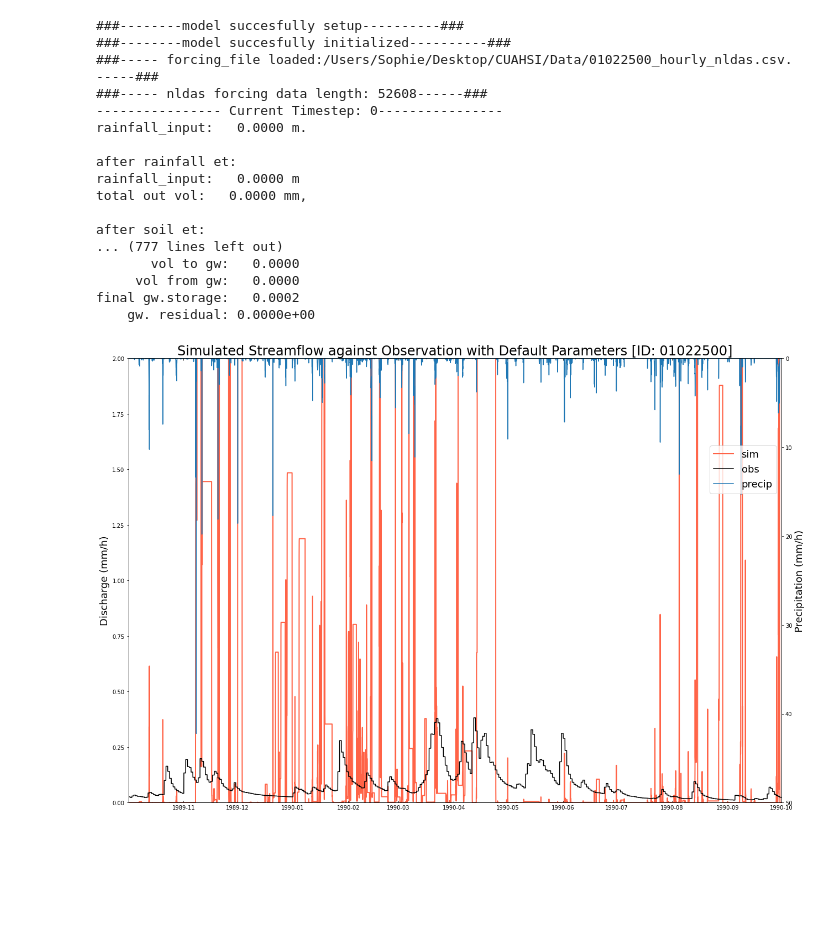
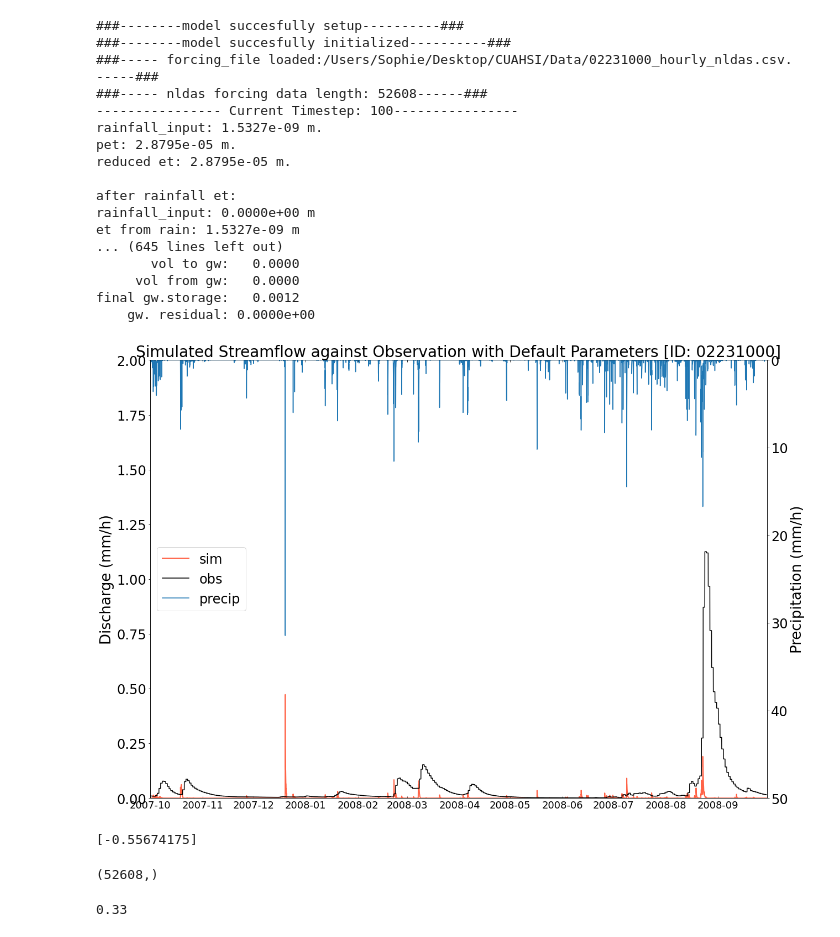
Before and after one commit to bolotinl/nextgen-form-eval, a Jupyter notebook: Calibration/run_cfe_default.ipynb, the cells around one changed output. Cells and saved outputs as stored; diff of their text form; code cells hidden in the pictures; blank space fills up the shorter version.

```diff
--- a/Calibration/run_cfe_default.ipynb
+++ b/Calibration/run_cfe_default.ipynb
@@ -33,9 +33,9 @@ with open(basin_file, "r") as f:
 # Loop through each basin
 for i in range(basin_list.shape[0]):
 # for i in range(20):
-    if i == 1 : break             # run for the first basin in the list
+    # if i == 1 : break             # run for the first basin in the list
 
-    # if i != 130: continue           # run for a specific basin in the list
+    if i != 130: continue           # run for a specific basin in the list
 
     clear_output()
 
@@ -50,7 +50,7 @@ for i in range(basin_list.shape[0]):
     cfemodel = bmi_cfe.BMI_CFE(config_file)
     print('###--------model succesfully setup----------###')
 
-    scheme = "Schaake"
+    scheme = "Xinanjiang"
 
     cfemodel.initialize(param_vec = [], scheme = "Schaake")
     print('###--------model succesfully initialized----------###')
@@ -69,9 +69,19 @@ for i in range(basin_list.shape[0]):
     outputs=cfemodel.get_output_var_names()
     output_lists = {output:[] for output in outputs}
 
-    for precip, pet in zip(df_forcing['total_precipitation'],df_forcing['potential_evaporation']):
+    for precip, pet, temp, netrad in zip(df_forcing['total_precipitation'],df_forcing['potential_evaporation'],df_forcing['temperature'],(df_forcing['shortwave_radiation']+df_forcing['longwave_radiation'])):
         #print(f"###----------loaded precip, pet: {precip},{pet}.------------###")
         #sys.exit(1)
+
+        # ----------- Priestley-Taylor PET calculation --------------------#
+        # cfemodel.timestep_temp_degC = temp
+        # cfemodel.timestep_netrad_watt_per_m2 = netrad
+        # cfemodel.eas = 611 * np.exp((17.27*cfemodel.timestep_temp_degC) / (237.3 + cfemodel.timestep_temp_degC)) # Pa
+        # cfemodel.delta = 4098 * cfemodel.eas / ((237.3 + cfemodel.timestep_temp_degC) ** 2) #Pa/degC
+        # cfemodel.Er = 0.0353 * cfemodel.timestep_netrad_watt_per_m2 # %added lines% netrad
+        # cfemodel.potential_et_m_per_s = (1/1000) / (24*60*60) * 1 *  cfemodel.Er * \
+        #     (cfemodel.delta/(cfemodel.delta+66.8)) # PET in m/s
+
         cfemodel.set_value('atmosphere_water__time_integral_of_precipitation_mass_flux', precip/1000)   # kg/m2/h = mm/h -> m/h
         cfemodel.set_value('water_potential_evaporation_flux', pet/1000/3600) # kg/m2/h = mm/h -> m/s
         cfemodel.update()
@@ -89,50 +99,84 @@ for i in range(basin_list.shape[0]):
     data = pd.read_csv(obs_file)
     obs_data = data['QObs_CAMELS(mm/h)'].values
     eval_dates = data['date'].values
+
+    # define calibration period for usgs streamflow obs.
+    cal_start_idx_usgs = np.where(eval_dates=='2007-10-01 00:00:00')
+    cal_end_idx_usgs = np.where(eval_dates=='2013-09-30 23:00:00')
+    eval_dates = eval_dates[cal_start_idx_usgs[0][0]:cal_end_idx_usgs[0][0]+1]
+    obs_data = obs_data[cal_start_idx_usgs[0][0]:cal_end_idx_usgs[0][0]+1]
+
     dates = [pd.Timestamp(eval_dates[i]) for i in range(len(eval_dates))]
 
     # Export streamflow data
     sims = np.array(output_lists['land_surface_water__runoff_depth']) * 1000
 
     fig, ax1 = plt.subplots(figsize = (18,12))
     p1, = ax1.plot(dates[0:8760],sims[0:8760],'tomato', linewidth = 2,label = "sim")
     p2, = ax1.plot(dates[0:8760],obs_data[0:8760],'k',label = "obs")
-    ax1.set_ylabel('Discharge (mm/h)',fontsize = 18)
+    ax1.set_ylabel('Discharge (mm/h)',fontsize = 26)
     ax1.set_ylim([0,2])
+    ax1.tick_params(axis='x', labelsize= 18)
+    ax1.tick_params(axis='y', labelsize= 24)
     ax1.margins(x=0)
     ax1.xaxis.set_ticks_position('both')
     ax1.xaxis.set_label_position('bottom')
     ax1.tick_params(axis="x",direction="in")
     ax2 = ax1.twinx()
     p3, = ax2.plot(dates[0:8760],df_forcing['total_precipitation'][0:8760],'tab:blue', label = "precip")
     ax2.set_ylim([50,0])
     ax2.margins(x=0)
     #ax2.invert_yaxis()
-    ax2.set_ylabel('Precipitation (mm/h)',fontsize = 18)
+    ax2.set_ylabel('Precipitation (mm/h)',fontsize = 26)
     ax2.set_xlabel('Date', fontsize = 18)
-    plt.legend(handles = [p1,p2,p3],fontsize = 18, loc='right', bbox_to_anchor=(0.5, 0.5, 0.5, 0.5))
-    plt.title(f"Simulated Streamflow against Observation with Default Parameters [ID: 0{g}]", fontsize = 24)
+    #ax2.tick_params(axis='x', labelsize= 24)
+    ax2.tick_params(axis='y', labelsize= 24)
+    plt.legend(handles = [p1,p2,p3],fontsize = 24, loc='center left', bbox_to_anchor=(0., 0.5))
+    plt.title(f"Simulated Streamflow against Observation with Default Parameters [ID: 0{g}]", fontsize = 28)
     plt.tight_layout()
     plt.show()
 # %% [output]
 ###--------model succesfully setup----------###
 ###--------model succesfully initialized----------###
-###----- forcing_file loaded:/Users/Sophie/Desktop/CUAHSI/Data/01022500_hourly_nldas.csv. -----###
+###----- forcing_file loaded:/Users/Sophie/Desktop/CUAHSI/Data/02231000_hourly_nldas.csv. -----###
 ###----- nldas forcing data length: 52608------###
----------------- Current Timestep: 0----------------
-rainfall_input:   0.0000 m.
+---------------- Current Timestep: 100----------------
+rainfall_input: 1.5327e-09 m.
+pet: 2.8795e-05 m.
+reduced et: 2.8795e-05 m.
 
 after rainfall et:
-rainfall_input:   0.0000 m
-total out vol:   0.0000 mm,
-
-after soil et:
-... (777 lines left out)
+rainfall_input: 0.0000e+00 m
+et from rain: 1.5327e-09 m
+... (645 lines left out)
        vol to gw:   0.0000
      vol from gw:   0.0000
-final gw.storage:   0.0002
+final gw.storage:   0.0012
     gw. residual: 0.0000e+00
-[figure, old version]
+[figure, new version]
+# %%
+#%pip install hydroeval
+import hydroeval as he
+
+simulations = sims
+evaluations = obs_data
+
+#nse = he.evaluator(he.nse, simulations, evaluations)
+
+kge, r, alpha, beta = he.evaluator(he.kge, simulations, evaluations)
+
+print(kge)
+# %% [output]
+[-0.55674175]
+# %%
+sims.shape
+obs_data.shape
+# %% [output]
+(52608,)
+# %%
+cfemodel.alpha_fc
+# %% [output]
+0.33
 # %%
 cfemodel.soil_reservoir
 # %% [output]
```
Also changed, not shown: parts of 4 cells of this notebook, 3 other files.
